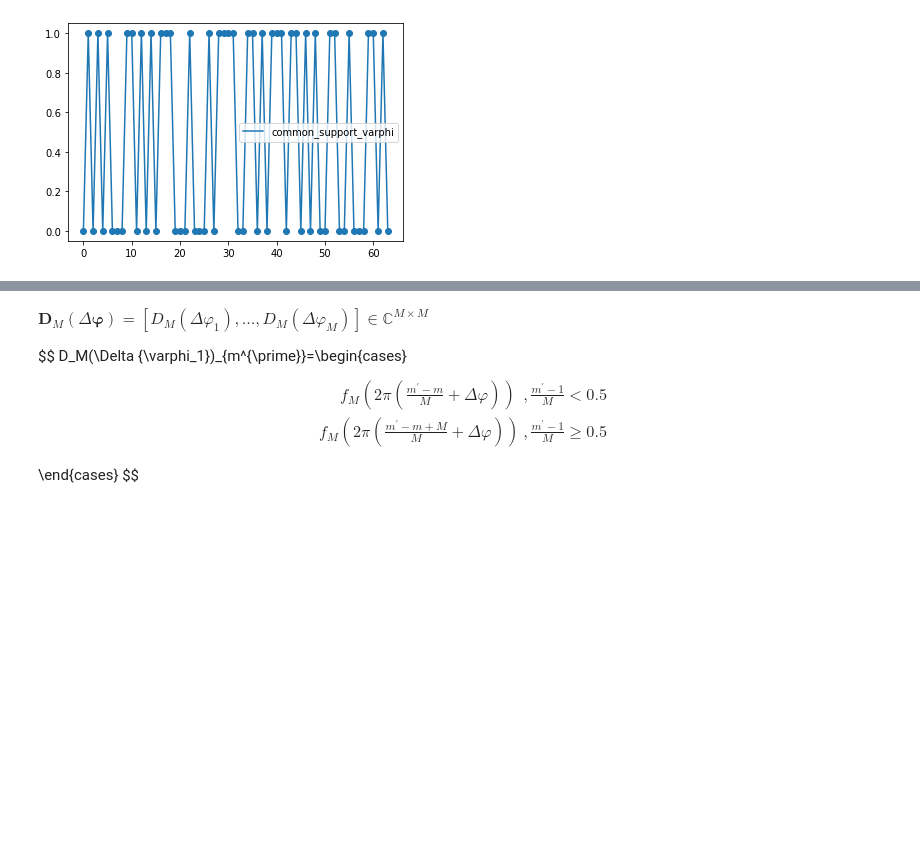
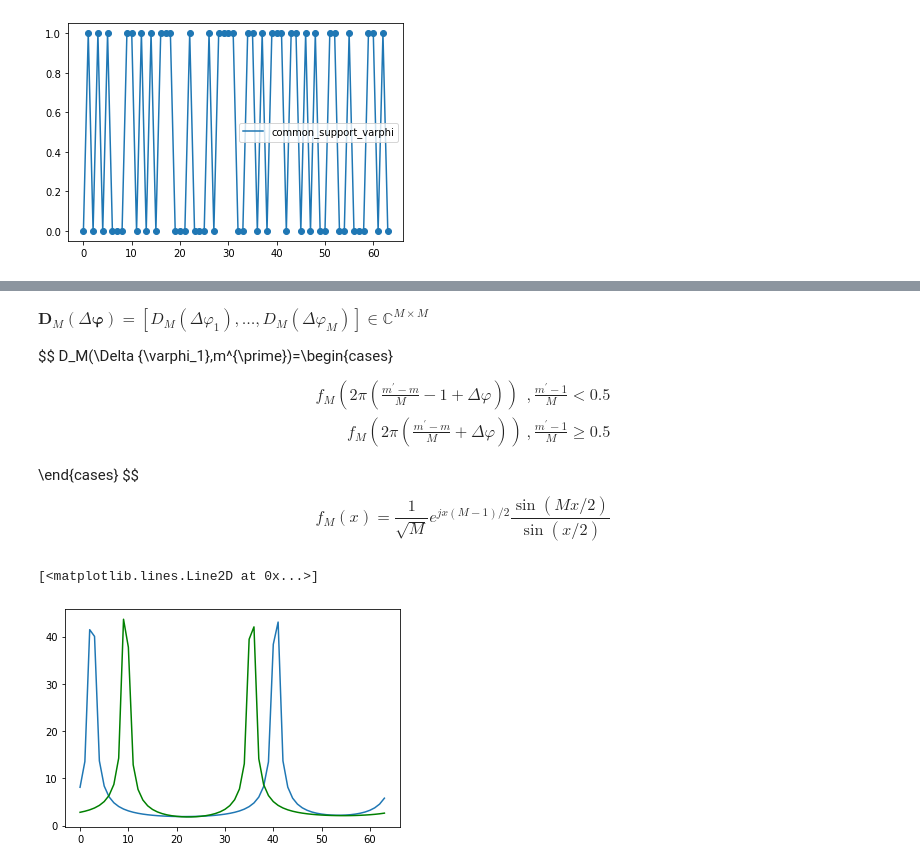
Before and after one commit to Brook1711/RIS-Angular-Domain, a Jupyter notebook: code_main/Alg.ipynb, the cells around one changed output, grey strips where cells are left out. Cells and saved outputs as stored; diff of their text form; code cells hidden in the pictures; blank space fills up the shorter version.

```diff
--- a/code_main/Alg.ipynb
+++ b/code_main/Alg.ipynb
@@ -95,11 +143,14 @@ Delta_varphi = np.random.uniform(Delta_varphi_min, Delta_varphi_max, M)
 ${\mathbf D}_M(\Delta {\boldsymbol \varphi})= [D_M(\Delta \varphi_1),\dots,D_M(\Delta \varphi_M)] \in {\mathbb C}^{M\times M}$
 
 $$
-D_M(\Delta {\varphi_1})_{m^{\prime}}=\begin{cases}
+D_M(\Delta {\varphi_1},m^{\prime})=\begin{cases}
 \begin{aligned}
-f_M({2\pi}(\frac{m^{\prime}-m} {M}+\Delta\varphi))\ &, \frac{m^{\prime}-1}{M} < 0.5 \\
-f_M({2\pi}(\frac{m^{\prime}-m+M} {M}+\Delta\varphi)) &, \frac{m^{\prime}-1}{M} \geq 0.5
+f_M({2\pi}(\frac{m^{\prime}-m} {M} - 1+\Delta\varphi))\ &, \frac{m^{\prime}-1}{M} < 0.5 \\
+f_M({2\pi}(\frac{m^{\prime}-m} {M}+\Delta\varphi)) &, \frac{m^{\prime}-1}{M} \geq 0.5
 \end{aligned}
 
 \end{cases}
 $$
+$$
+f_M(x) = \frac{1}{\sqrt{M}}e^{jx(M-1)/2} \frac{\operatorname{sin}(Mx/2)}{\operatorname{sin}(x/2)}
+$$
@@ -107,0 +157,26 @@ $$
+# %%
+## generate D_M
+def f_N(N, x):
+    if abs(x) == 0:
+        return N
+    else:
+        return 1/np.sqrt(N)*cmath.exp(1j*x*(N-1)/2)*(cmath.sin((N)*x/2))/(cmath.sin(x/2))
+
+def generate_DM(M, Delta_varphi):
+    DM = np.matrix([np.complex128(0) for m in range(M * M)]).reshape((M,M))
+    for col in range(M):
+        if col/M < 0.5:
+            DM[:,col] = np.array([(f_N(M, 2*np.pi *(m/M - col/M -1
+             + Delta_varphi[col]) )) for m in range(M)]).reshape(M,1)
+        else:
+            DM[:,col] = np.array([(f_N(M, 2*np.pi *(m/M - col/M + Delta_varphi[col]) )) for m in range(M)]).reshape(M,1)
+    return DM
+
+DM_varphi = generate_DM(M, Delta_varphi)
+
+DM_mul_x = DM_varphi * np.reshape(np.mat(channel_support_for_all_users[1]), (M,1))
+plt.plot(range(M), 8*np.abs(DM_mul_x))
+plt.plot(range(M), np.abs(a_M_k_DFT[1]), color_list[1])
+# %% [output]
+[<matplotlib.lines.Line2D at 0x...>]
+[figure, added]
```
Also changed, not shown: parts of 5 cells of this notebook, 2 other files.
